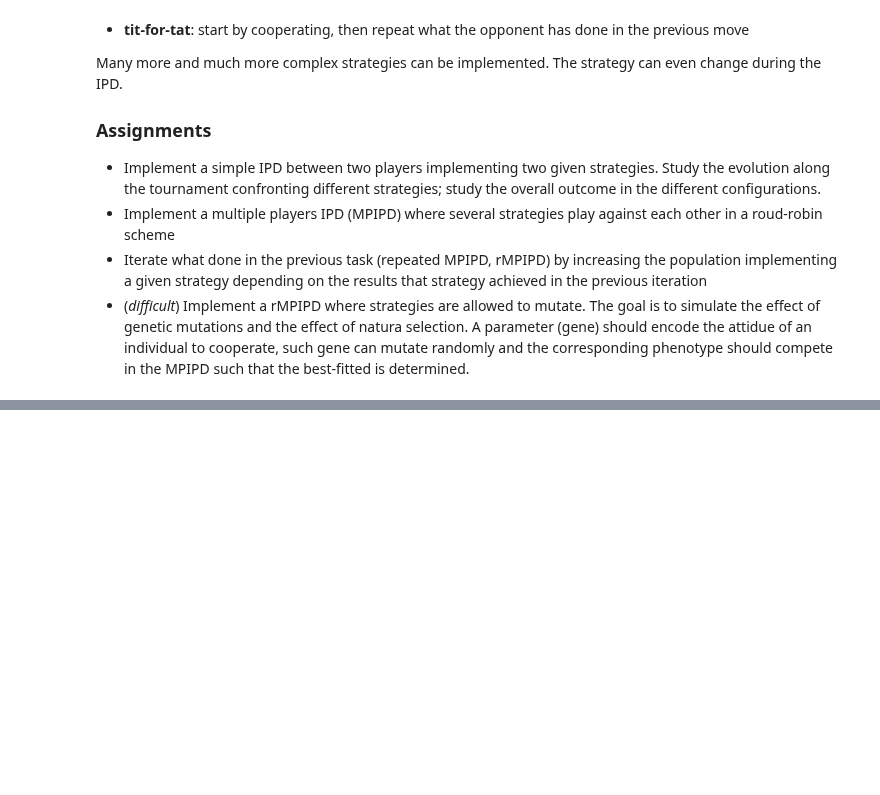
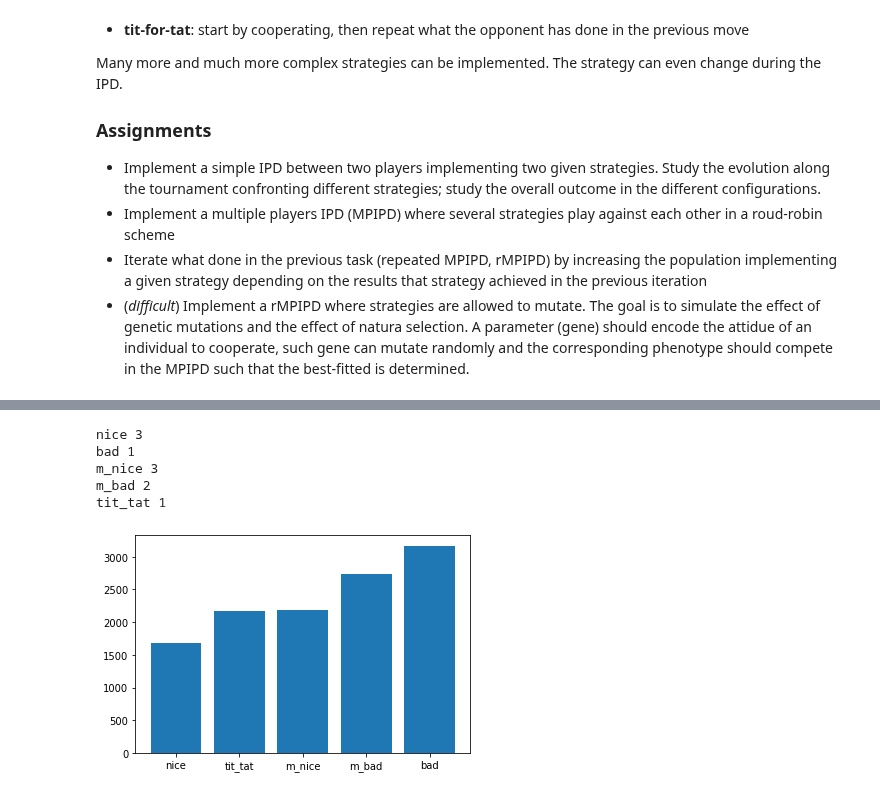
Before and after one commit to luca430/prisoner_dilemma, a Jupyter notebook: Project.ipynb, the cells around one changed output, grey strips where cells are left out. Drawn from its saved outputs; the diff is of its cells as text; code cells hidden in the pictures; blank space fills up the shorter version.

```diff
--- a/Project.ipynb
+++ b/Project.ipynb
@@ -147,18 +106,25 @@ display(df)
 # %%
 #Point 2)
 
 s = ['nice','bad','m_nice','m_bad','tit_tat']
 
 h = npr.randint(0,len(s),size=10)
 #h = [0,1,1,1,2,3,1,1,1,1,1,4,4,4,4,4,4,4,4,4]
 unique, n_strategies = np.unique(h,return_counts=True)
 
 for a,b in zip(unique,n_strategies): print(s[a],b)
 
-unique, media = pris_dil.round_robin(h,s,ord=True)
+unique, media, n_strat = pris_dil.round_robin(h,s,ord=True)
 
 s_unique = [s[val] for val in unique]
 plt.bar(s_unique,media);
+# %% [output]
+nice 3
+bad 1
+m_nice 3
+m_bad 2
+tit_tat 1
+[figure, added]
 # %%
 #Point 3)
 
```
Also changed, not shown: parts of 6 cells of this notebook, 2 other files.
